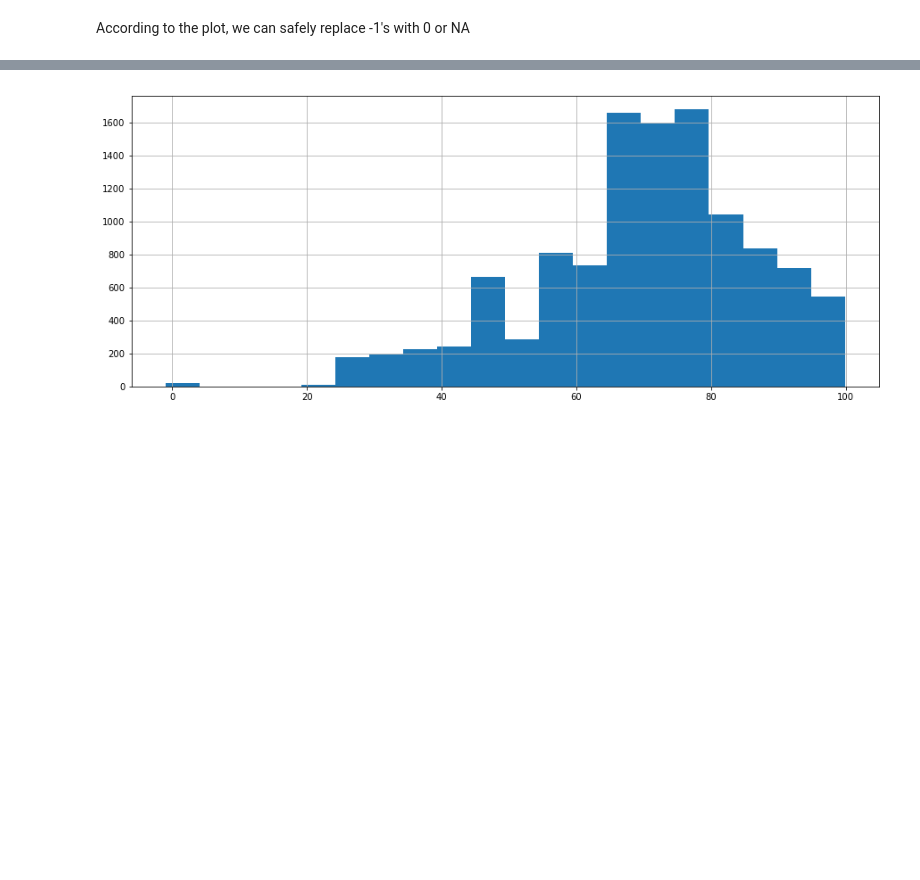
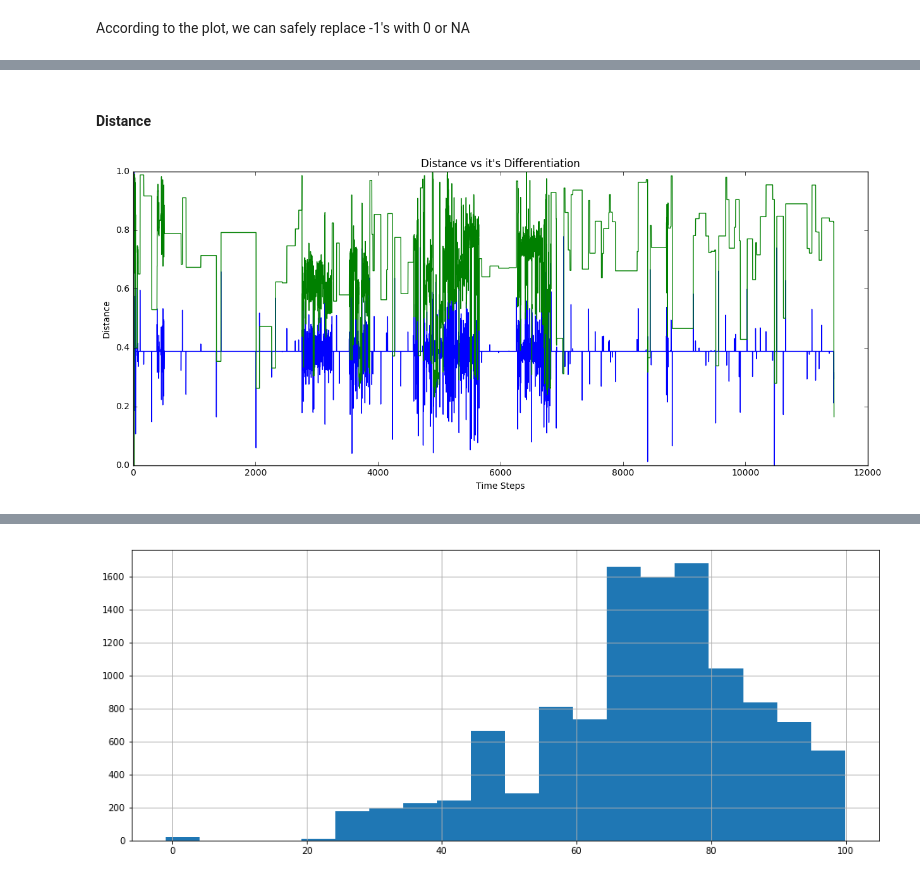
Before and after one commit to pournasserian/Occupancy-Sensing, a Jupyter notebook: 2-Cleansing.ipynb, the cells around one changed output, grey strips where cells are left out. Drawn from its saved outputs; the diff is of its cells as text; code cells hidden in the pictures; blank space fills up the shorter version.

```diff
--- a/2-Cleansing.ipynb
+++ b/2-Cleansing.ipynb
@@ -61,0 +80,12 @@ df.distance = df.distance.replace(-1, None)
+# %% [markdown]
+#### Distance
+# %%
+plt.figure(figsize=(15,6))
+plt.plot(MinMaxNorm(np.diff(df.distance)));
+plt.plot(MinMaxNorm(df.distance));
+plt.xlabel('Time Steps')
+plt.ylabel('Distance')
+plt.title('Distance vs it\'s Differentiation')
+plt.show()
+# %% [output]
+[figure, added]
```
Also changed, not shown: parts of 11 cells of this notebook, 1 other file.
